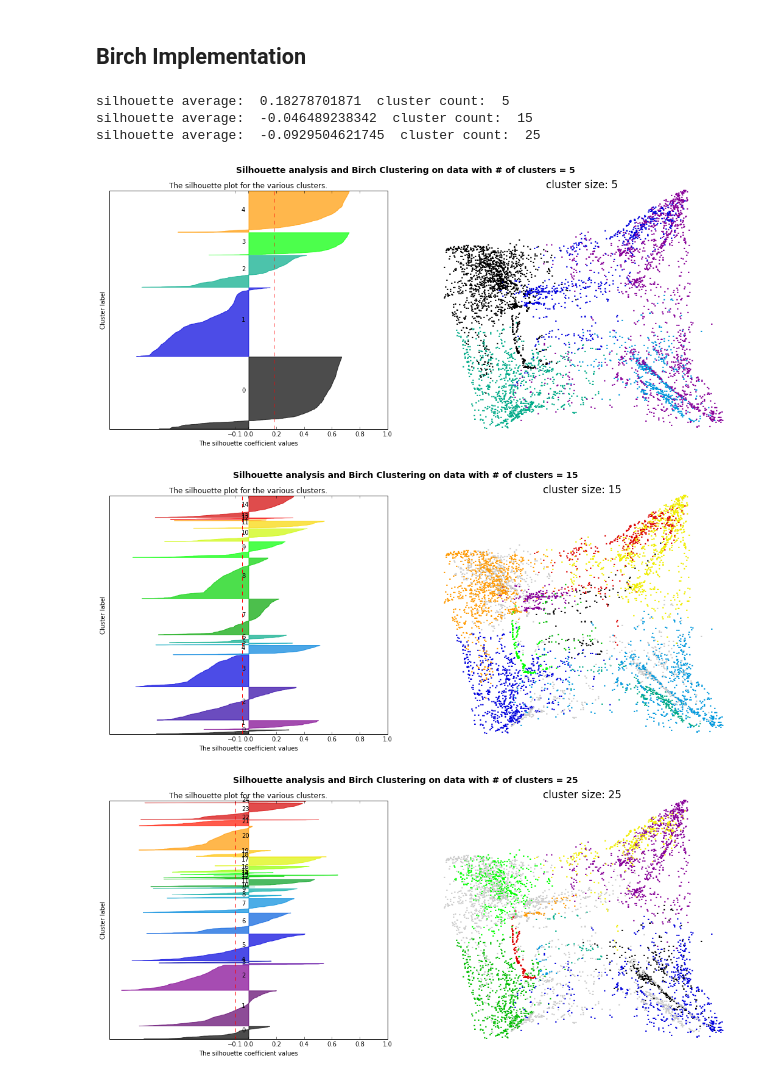
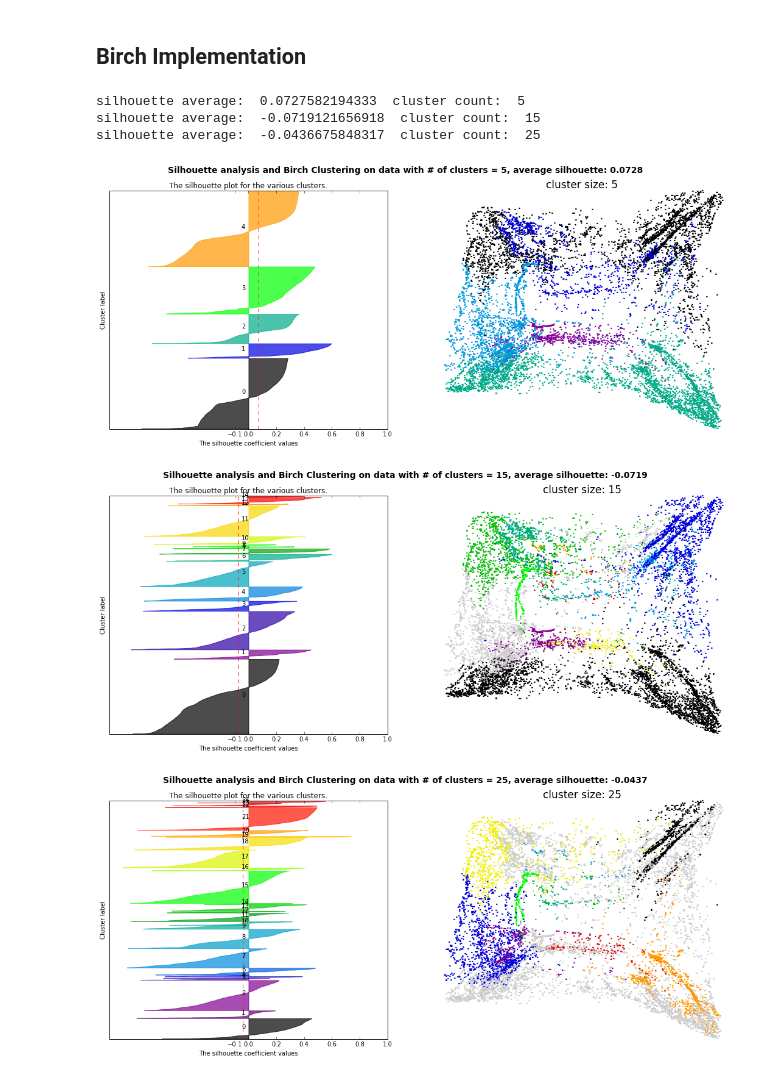
Before and after one commit to mesutgurlek/Arrival-Port-Estimation-for-Maritime-Spatio-Temporal-Streaming-Data, a Jupyter notebook: clustering/Assignment2-Clustering.ipynb, the cells around one changed output. Cells and saved outputs as stored; diff of their text form; code cells hidden in the pictures.

```diff
--- a/clustering/Assignment2-Clustering.ipynb
+++ b/clustering/Assignment2-Clustering.ipynb
@@ -32,7 +32,7 @@ from time import time
 # Loading the dataset and random sub-sampling
 
 n = 542153 #number of records in file
-s = 10000 #desired sample size
+s = 20000 #desired sample size
 skip = sorted(random.sample(range(1,n), n-s))
 
 dataset_path  = '../Dataset/training_dataset.csv'
@@ -147,12 +147,10 @@ for linkage in ('ward', 'average', 'complete'):
 
 
         plt.suptitle(("Silhouette analysis and Agglomerative Clustering(%s) on data "
-                      "with # of clusters = %d" % (linkage, cluster_size)),
+                      "with # of clusters = %d, average silhouette: %.4f" % (linkage, cluster_size, silhouette_avg)),
                      fontsize=14, fontweight='bold')
 
         plot_clustering(scaled_features_red, scaled_features, clustering.labels_, ax2, "%s linkage, cluster size: %d" % (linkage, cluster_size))
 
 plt.show()
-
-# TODO: PLOT DENDROGRAM
 # %% [output]
@@ -245,7 +243,7 @@ for cluster_size in cluster_size_list:
 
 
     plt.suptitle(("Silhouette analysis and KMeans Clustering on data "
-                  "with # of clusters = %d" % cluster_size),
+                  "with # of clusters = %d, average silhouette: %.4f" % (cluster_size, silhouette_avg)),
                  fontsize=14, fontweight='bold')
 
     plot_clustering(scaled_features_red, scaled_features, clustering.labels_, ax2, "cluster size: %d" % cluster_size)
@@ -299,37 +297,37 @@ for cluster_size in cluster_size_list:
 
         color = cm.spectral(float(i) / cluster_size)
         ax1.fill_betweenx(np.arange(y_lower, y_upper),
                           0, ith_cluster_silhouette_values,
                           facecolor=color, edgecolor=color, alpha=0.7)
 
         # Label the silhouette plots with their cluster numbers at the middle
         ax1.text(-0.05, y_lower + 0.5 * size_cluster_i, str(i))
 
         # Compute the new y_lower for next plot
         y_lower = y_upper + 10  # 10 for the 0 samples
 
     ax1.set_title("The silhouette plot for the various clusters.")
     ax1.set_xlabel("The silhouette coefficient values")
     ax1.set_ylabel("Cluster label")
 
     # The vertical line for average silhouette score of all the values
     ax1.axvline(x=silhouette_avg, color="red", linestyle="--")
 
     ax1.set_yticks([])  # Clear the yaxis labels / ticks
     ax1.set_xticks([-0.1, 0, 0.2, 0.4, 0.6, 0.8, 1])
 
 
     plt.suptitle(("Silhouette analysis and Birch Clustering on data "
-                  "with # of clusters = %d" % cluster_size),
+                  "with # of clusters = %d, average silhouette: %.4f" % (cluster_size, silhouette_avg)),
                  fontsize=14, fontweight='bold')
 
     plot_clustering(scaled_features_red, scaled_features, clustering.labels_, ax2, "cluster size: %d" % cluster_size)
 
 plt.show()
 # %% [output]
-silhouette average:  0.18278701871  cluster count:  5
-silhouette average:  -0.046489238342  cluster count:  15
-silhouette average:  -0.0929504621745  cluster count:  25
+silhouette average:  0.0727582194333  cluster count:  5
+silhouette average:  -0.0719121656918  cluster count:  15
+silhouette average:  -0.0436675848317  cluster count:  25
-[figure, old version]
+[figure, new version]
-[figure, old version]
+[figure, new version]
-[figure, old version]
+[figure, new version]
```
Also changed, not shown: parts of 3 cells of this notebook.
